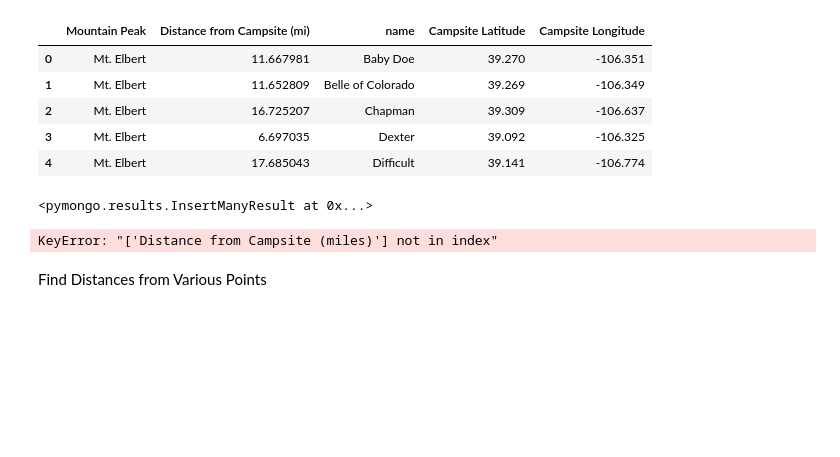
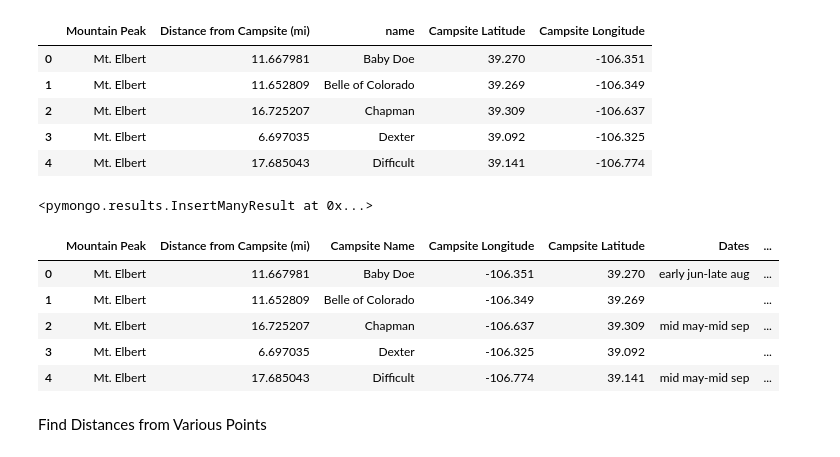
Before and after one commit to JohnMowry77/14ers_breweries_camping, a Jupyter notebook: Scripts/Cleaning_data_and_Mongo.ipynb, the cells around one changed output. Cells and saved outputs as stored; diff of their text form; code cells hidden in the pictures; blank space fills up the shorter version.

```diff
--- a/Scripts/Cleaning_data_and_Mongo.ipynb
+++ b/Scripts/Cleaning_data_and_Mongo.ipynb
@@ -127,11 +132,16 @@ everything_14ers.insert_many(data)
 # %%
 camp_merge = pd.merge(distance_df, co_campsites, on = "name")
 mountains_merge = pd.merge(camp_merge, mountains, on = "Mountain Peak")
-cleaned_mountains = mountains_merge[["Mountain Peak", "Distance from Campsite (miles)", "name","Long", "Lat", "dates", "# sites", "Isolation_mi", "Peak Longitude", "Peak Latitude"]]
+cleaned_mountains = mountains_merge[["Mountain Peak", "Distance from Campsite (mi)", "name","Long", "Lat", "dates", "# sites", "Isolation_mi", "Peak Longitude", "Peak Latitude"]]
 cleaned_mountains = cleaned_mountains.rename(columns = {"name" : "Campsite Name", "Long": "Campsite Longitude", "Lat": "Campsite Latitude", "dates" : "Dates", "# sites" : "#_Sites"})
 display(cleaned_mountains.head())
 # %% [output]
-KeyError: "['Distance from Campsite (miles)'] not in index"
+|  | Mountain Peak | Distance from Campsite (mi) | Campsite Name | Campsite Longitude | Campsite Latitude | Dates | ... |
+| 0 | Mt. Elbert | 11.667981 | Baby Doe | -106.351 | 39.270 | early jun-late aug | ... |
+| 1 | Mt. Elbert | 11.652809 | Belle of Colorado | -106.349 | 39.269 |  | ... |
+| 2 | Mt. Elbert | 16.725207 | Chapman | -106.637 | 39.309 | mid may-mid sep | ... |
+| 3 | Mt. Elbert | 6.697035 | Dexter | -106.325 | 39.092 |  | ... |
+| 4 | Mt. Elbert | 17.685043 | Difficult | -106.774 | 39.141 | mid may-mid sep | ... |
 # %% [markdown]
 Find Distances from Various Points
 # %%
```
Also changed, not shown: parts of 1 cell of this notebook.
